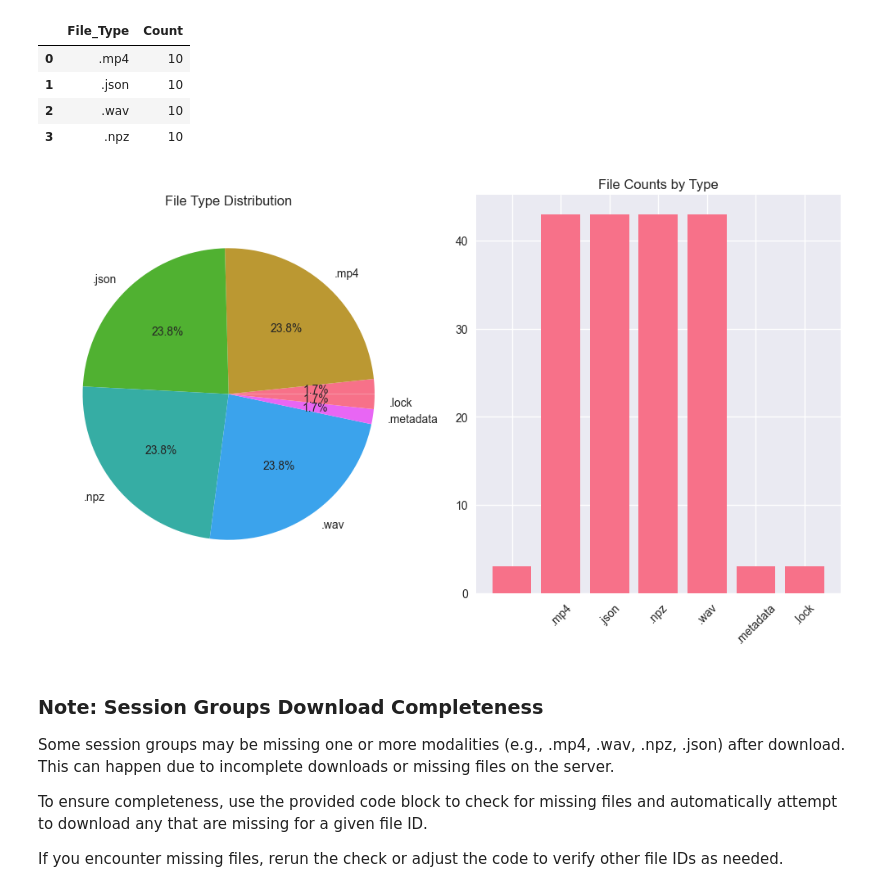
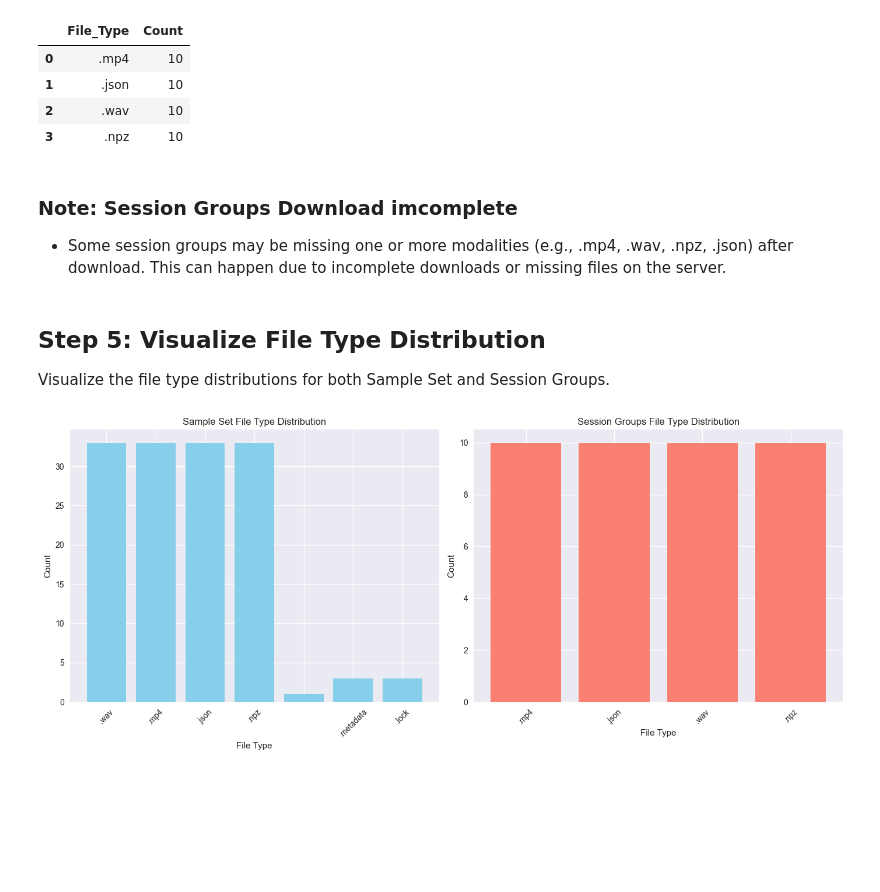
Before and after one commit to bloggerwang1217/seamless_interaction, a Jupyter notebook: analysis/notebooks/seamless_analysis.ipynb, the cells around one changed output. Drawn from its saved outputs; the diff is of its cells as text; code cells hidden in the pictures; blank space fills up the shorter version.

Commit message:
File distribution visualization separate

```diff
--- a/analysis/notebooks/seamless_analysis.ipynb
+++ b/analysis/notebooks/seamless_analysis.ipynb
@@ -233,27 +233,32 @@ Total Session Groups files found: 40
 | 1 | .json | 10 |
 | 2 | .wav | 10 |
 | 3 | .npz | 10 |
-# %%
-# Visualize file distribution
-plt.figure(figsize=(10, 6))
-plt.subplot(1, 2, 1)
-plt.pie(df_files['Count'], labels=df_files['File_Type'], autopct='%1.1f%%')
-plt.title('File Type Distribution')
-
-plt.subplot(1, 2, 2)
-plt.bar(df_files['File_Type'], df_files['Count'])
-plt.title('File Counts by Type')
-plt.xticks(rotation=45)
-
-plt.tight_layout()
-plt.show()
-# %% [output]
-[figure, removed]
 # %% [markdown]
-### Note: Session Groups Download Completeness
+### Note: Session Groups Download imcomplete
 
-Some session groups may be missing one or more modalities (e.g., .mp4, .wav, .npz, .json) after download. This can happen due to incomplete downloads or missing files on the server.
-
-To ensure completeness, use the provided code block to check for missing files and automatically attempt to download any that are missing for a given file ID.
-
-If you encounter missing files, rerun the check or adjust the code to verify other file IDs as needed.
+- Some session groups may be missing one or more modalities (e.g., .mp4, .wav, .npz, .json) after download. This can happen due to incomplete downloads or missing files on the server.
+# %% [markdown]
+## Step 5: Visualize File Type Distribution
+Visualize the file type distributions for both Sample Set and Session Groups.
+# %%
+# Plot file type distributions for Sample Set and Session Groups
+fig, axes = plt.subplots(1, 2, figsize=(14, 6))
+
+# Sample Set
+axes[0].bar(df_sample_files['File_Type'], df_sample_files['Count'], color='skyblue')
+axes[0].set_title('Sample Set File Type Distribution')
+axes[0].set_xlabel('File Type')
+axes[0].set_ylabel('Count')
+axes[0].tick_params(axis='x', rotation=45)
+
+# Session Groups
+axes[1].bar(df_session_files['File_Type'], df_session_files['Count'], color='salmon')
+axes[1].set_title('Session Groups File Type Distribution')
+axes[1].set_xlabel('File Type')
+axes[1].set_ylabel('Count')
+axes[1].tick_params(axis='x', rotation=45)
+
+plt.tight_layout()
+plt.show()
+# %% [output]
+[figure, added]
```
